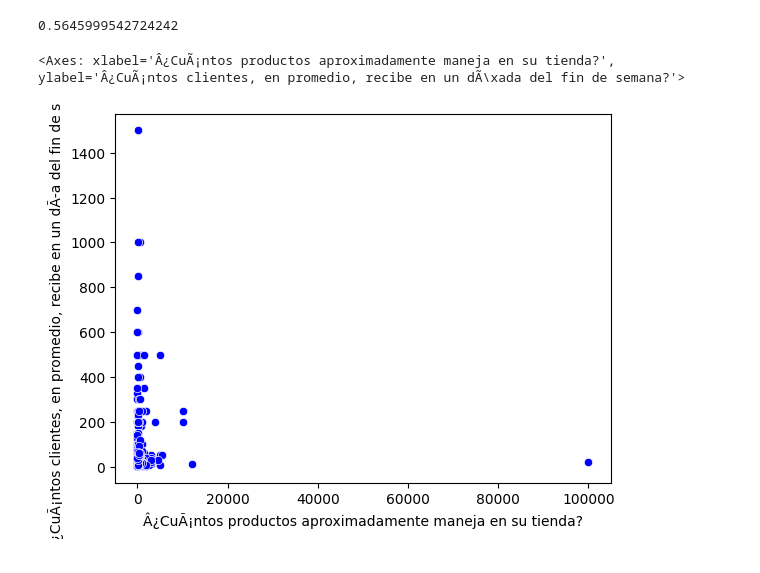
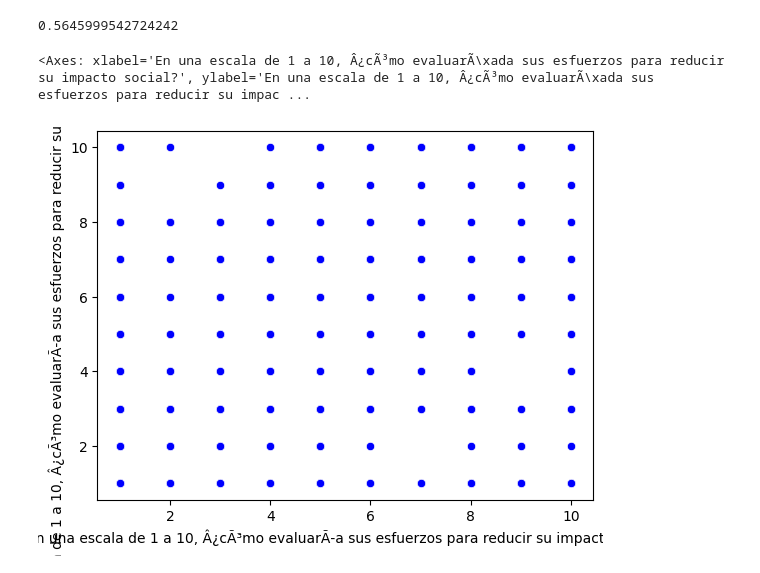
Before and after one commit to RoyJalil/RETOFINAL, a Jupyter notebook: CODIGOFINALRETO.ipynb, the cells around one changed output. Drawn from its saved outputs; the diff is of its cells as text; code cells hidden in the pictures.

```diff
--- a/CODIGOFINALRETO.ipynb
+++ b/CODIGOFINALRETO.ipynb
@@ -589,11 +587,11 @@ coef_Correl
 #Se define model como la función de regresión lineal
 from sklearn.linear_model import LinearRegression
 model= LinearRegression()
-# %%
-sns.scatterplot(x='Â¿CuÃ¡ntos productos aproximadamente maneja en su tienda?', y='Â¿CuÃ¡ntos clientes, en promedio, recibe en un dÃ­a del fin de semana?', color="blue", data=df)
-# %% [output]
-<Axes: xlabel='Â¿CuÃ¡ntos productos aproximadamente maneja en su tienda?', ylabel='Â¿CuÃ¡ntos clientes, en promedio, recibe en un dÃ\xada del fin de semana?'>
-[figure, removed]
+# %%
+sns.scatterplot(x='En una escala de 1 a 10, Â¿cÃ³mo evaluarÃ­a sus esfuerzos para reducir su impacto social?', y='En una escala de 1 a 10, Â¿cÃ³mo evaluarÃ­a sus esfuerzos para reducir su impacto ambiental?', color="blue", data=df)
+# %% [output]
+<Axes: xlabel='En una escala de 1 a 10, Â¿cÃ³mo evaluarÃ\xada sus esfuerzos para reducir su impacto social?', ylabel='En una escala de 1 a 10, Â¿cÃ³mo evaluarÃ\xada sus esfuerzos para reducir su impac ...
+[figure, added]
 # %%
 Dataframe_final_reto.head(2)
 # %% [output]
```
Also changed, not shown: parts of 5 cells of this notebook.
